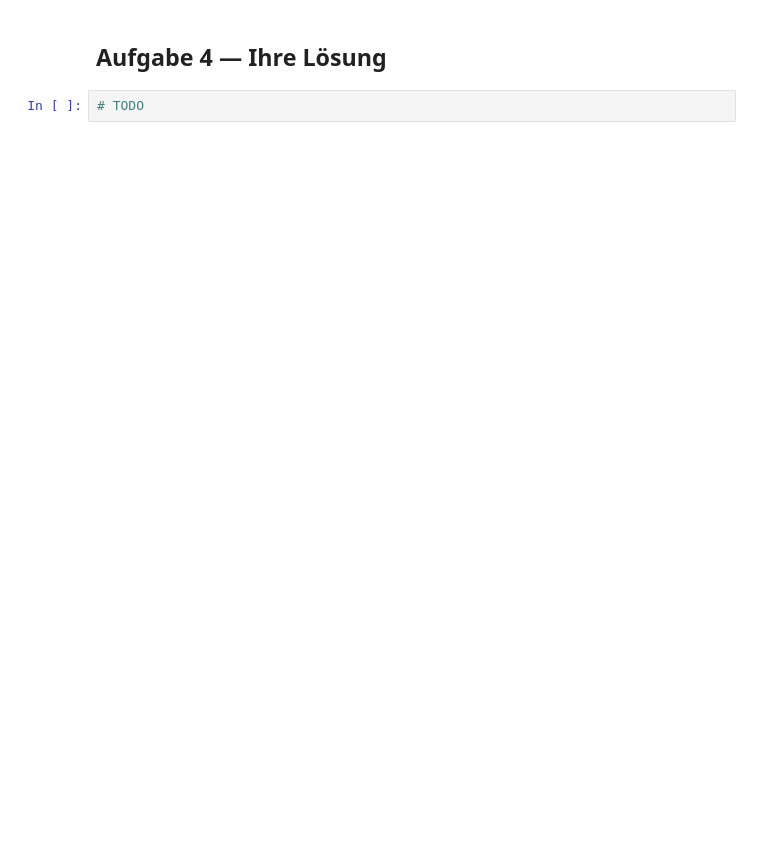
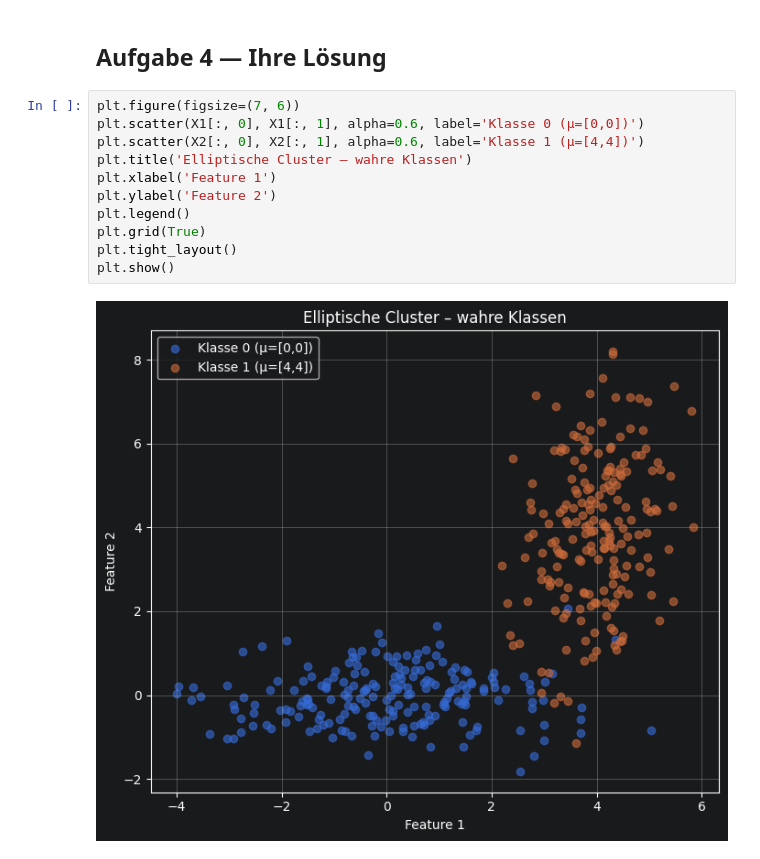
Before and after one commit to Toyo1234/Master-Studium-Semester-1, a Jupyter notebook: Mustererkennung/Übung 2/uebung_02_vorlage.ipynb, the cells around one changed output. Cells and saved outputs as stored; diff of their text form; blank space fills up the shorter version.

```diff
--- a/Mustererkennung/Übung 2/uebung_02_vorlage.ipynb
+++ b/Mustererkennung/Übung 2/uebung_02_vorlage.ipynb
@@ -412,4 +590,15 @@ print(f'Form: {X_ell.shape}')
 # %% [markdown]
 ## Aufgabe 4 — Ihre Lösung
-# %%
-# TODO
+# %%
+plt.figure(figsize=(7, 6))
+plt.scatter(X1[:, 0], X1[:, 1], alpha=0.6, label='Klasse 0 (μ=[0,0])')
+plt.scatter(X2[:, 0], X2[:, 1], alpha=0.6, label='Klasse 1 (μ=[4,4])')
+plt.title('Elliptische Cluster – wahre Klassen')
+plt.xlabel('Feature 1')
+plt.ylabel('Feature 2')
+plt.legend()
+plt.grid(True)
+plt.tight_layout()
+plt.show()
+# %% [output]
+[figure, added]
```
Also changed, not shown: parts of 9 cells of this notebook.
